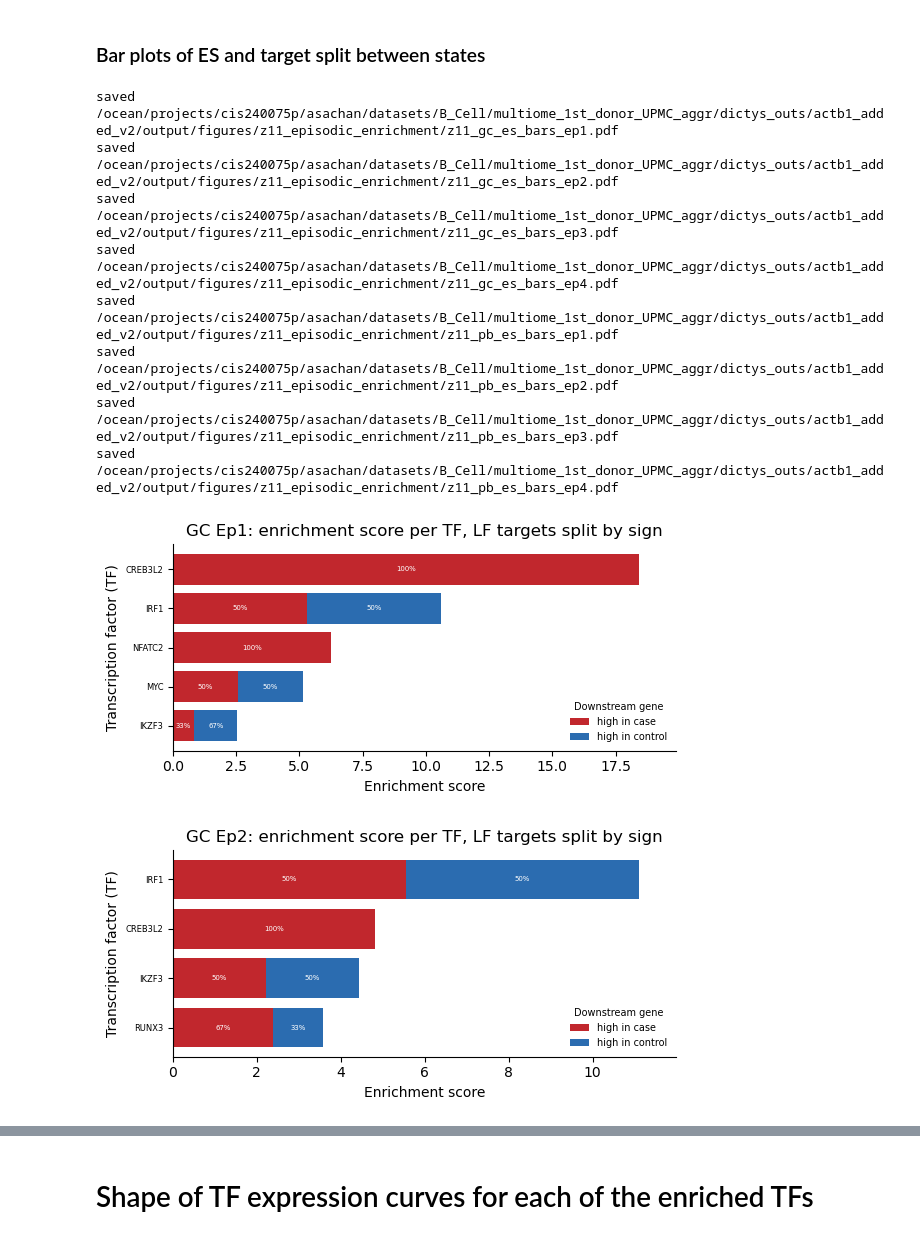
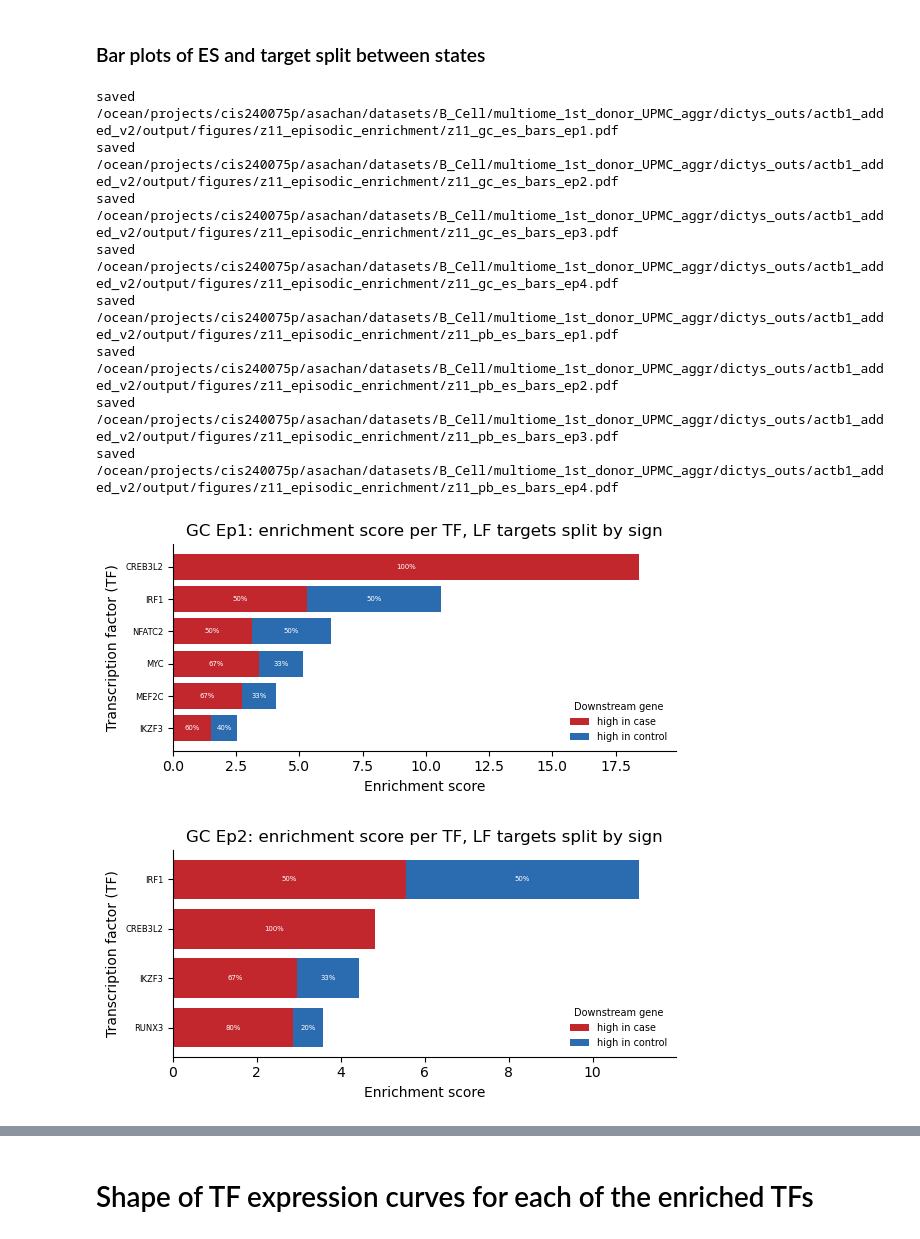
Before and after one commit to sachha-naksha/firefate_notebooks, a Jupyter notebook: temporal/analysis/Fig3_2_episodic_enrichment.ipynb, the cells around one changed output, grey strips where cells are left out. Cells and saved outputs as stored; diff of their text form; code cells hidden in the pictures.

```diff
--- a/temporal/analysis/Fig3_2_episodic_enrichment.ipynb
+++ b/temporal/analysis/Fig3_2_episodic_enrichment.ipynb
@@ -195,8 +195,10 @@ Saved 37 rows to /ocean/projects/cis240075p/asachan/datasets/B_Cell/multiome_1st
 from focalfire.io import load_lf_gene_colors
 from focalfire.state_specific import build_tf_color_bar_table, plot_tf_enrichment_bars
 
-# Red = positively correlated Z11 gene, blue = negatively correlated.
-LF_FEATURE_FILES = [config.LF_Z11_GC_PB]
+# Red = positively correlated LF gene, blue = negatively correlated. Both GC-vs-PB
+# factors, since the enrichment program is Z11 u Z3 (see the note at the top);
+# genes in both factors are colored by majority vote (ties -> red).
+LF_FEATURE_FILES = [config.LF_Z11_GC_PB, config.LF_Z3_GC_PB]
 gene_colors = load_lf_gene_colors(LF_FEATURE_FILES)
 
 ES_BAR_DIR = config.ES_BAR_DIR
@@ -213,32 +215,32 @@ def es_bar_plot(sub, lineage, episode):
     if links.empty:
         print(f"{lineage} {episode}: no LF targets, skipped")
         return None
     plot_df = build_tf_color_bar_table(
         links,
         sub[['TF', 'enrichment_score']].rename(columns={'enrichment_score': 'score'}),
         gene_colors,
     )
     out_path = os.path.join(ES_BAR_DIR, f"z11_{lineage.lower()}_es_bars_{episode.lower()}.pdf")
     fig, _ = plot_tf_enrichment_bars(
         plot_df,
         f"{lineage} {episode}: enrichment score per TF, LF targets split by sign",
         out_path=out_path,           # folder is created by plot_tf_enrichment_bars
     )
     print(f"saved {out_path}")
     return plot_df
 
 es_bar_tables = {
     (lineage, episode): es_bar_plot(sub, lineage, episode)
     for (lineage, episode), sub in enriched_tf_lf_targets.groupby(['lineage', 'episode'])
 }
 # %% [output]
 saved /ocean/projects/cis240075p/asachan/datasets/B_Cell/multiome_1st_donor_UPMC_aggr/dictys_outs/actb1_added_v2/output/figures/z11_episodic_enrichment/z11_gc_es_bars_ep1.pdf
 saved /ocean/projects/cis240075p/asachan/datasets/B_Cell/multiome_1st_donor_UPMC_aggr/dictys_outs/actb1_added_v2/output/figures/z11_episodic_enrichment/z11_gc_es_bars_ep2.pdf
 saved /ocean/projects/cis240075p/asachan/datasets/B_Cell/multiome_1st_donor_UPMC_aggr/dictys_outs/actb1_added_v2/output/figures/z11_episodic_enrichment/z11_gc_es_bars_ep3.pdf
 saved /ocean/projects/cis240075p/asachan/datasets/B_Cell/multiome_1st_donor_UPMC_aggr/dictys_outs/actb1_added_v2/output/figures/z11_episodic_enrichment/z11_gc_es_bars_ep4.pdf
 saved /ocean/projects/cis240075p/asachan/datasets/B_Cell/multiome_1st_donor_UPMC_aggr/dictys_outs/actb1_added_v2/output/figures/z11_episodic_enrichment/z11_pb_es_bars_ep1.pdf
 saved /ocean/projects/cis240075p/asachan/datasets/B_Cell/multiome_1st_donor_UPMC_aggr/dictys_outs/actb1_added_v2/output/figures/z11_episodic_enrichment/z11_pb_es_bars_ep2.pdf
 saved /ocean/projects/cis240075p/asachan/datasets/B_Cell/multiome_1st_donor_UPMC_aggr/dictys_outs/actb1_added_v2/output/figures/z11_episodic_enrichment/z11_pb_es_bars_ep3.pdf
 saved /ocean/projects/cis240075p/asachan/datasets/B_Cell/multiome_1st_donor_UPMC_aggr/dictys_outs/actb1_added_v2/output/figures/z11_episodic_enrichment/z11_pb_es_bars_ep4.pdf
-[figure, old version]
+[figure, new version]
-[figure, old version]
+[figure, new version]
```
Also changed, not shown: parts of 1 cell of this notebook.
